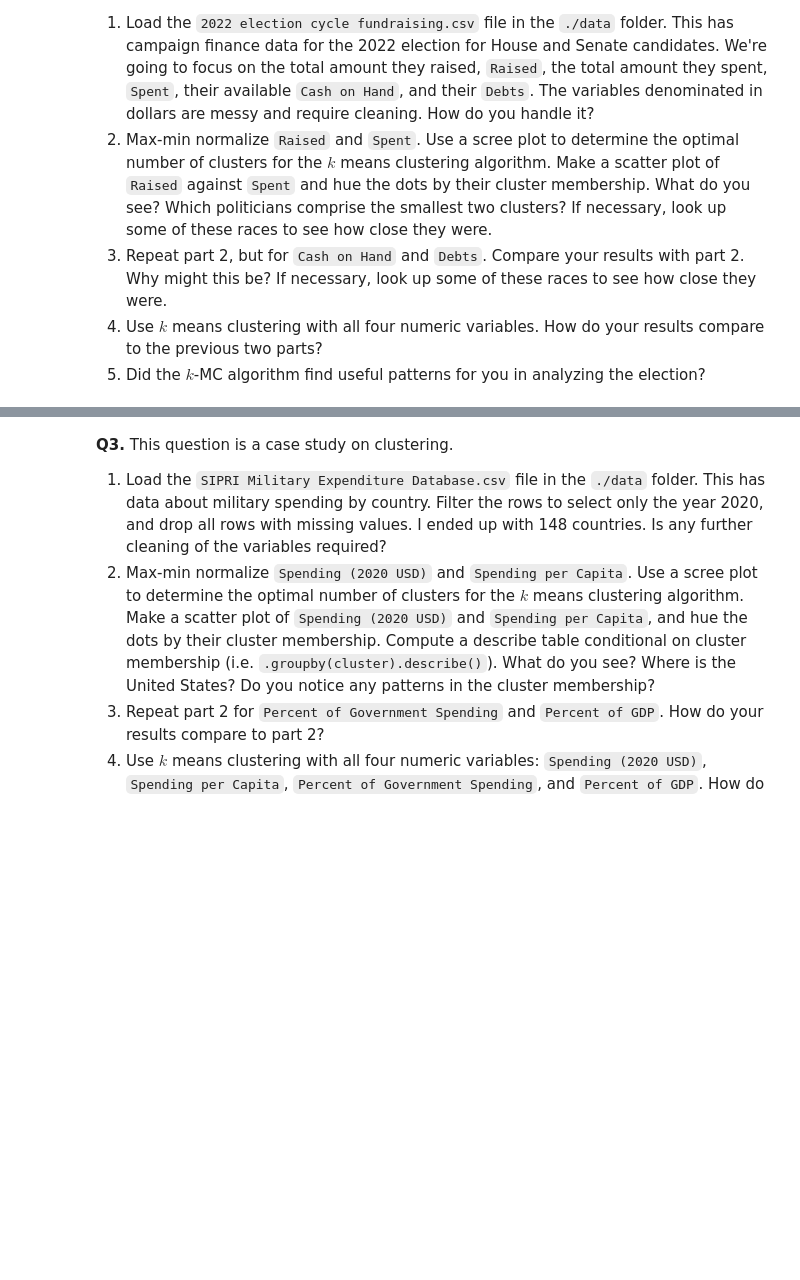
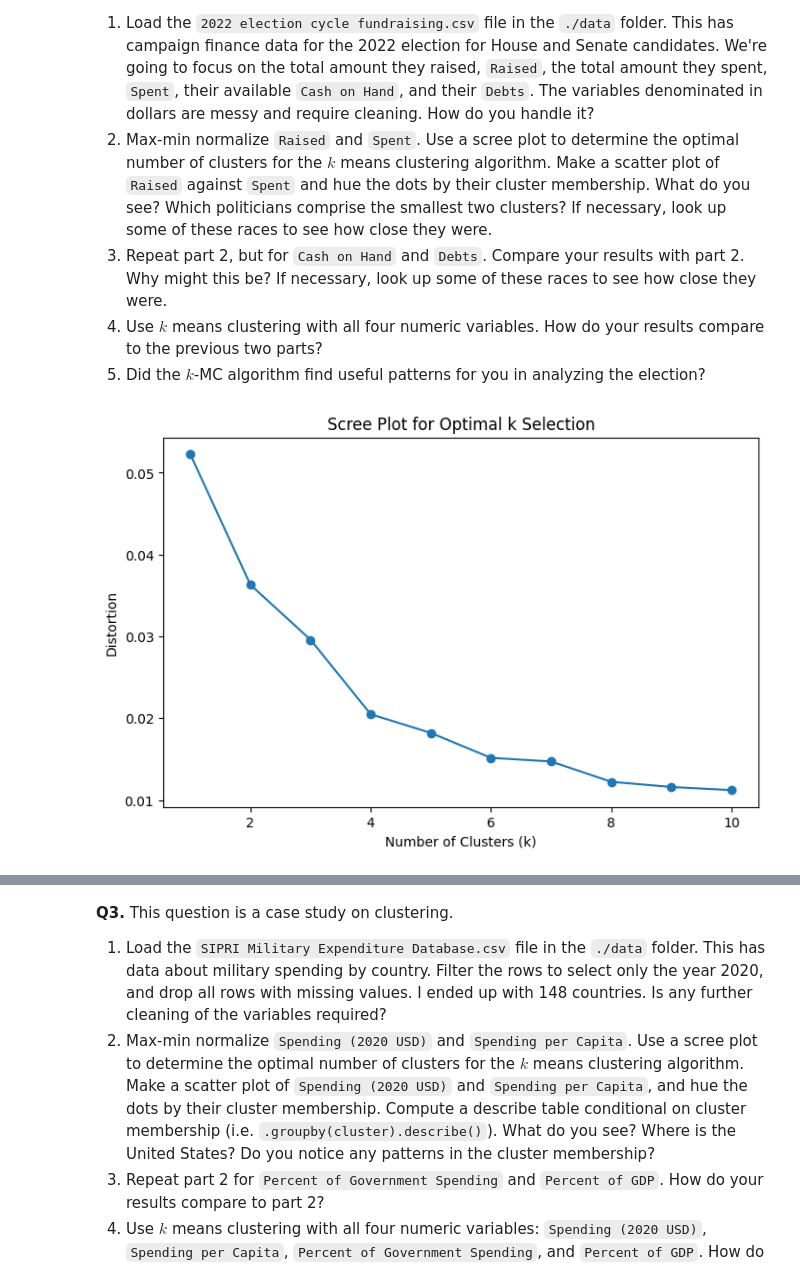
Before and after one commit to yanhanBazoooka/clustering, a Jupyter notebook: assignment/assignment_clustering.ipynb, the cells around one changed output, grey strips where cells are left out. Saved outputs shown, nothing was run; the diff lists cells and outputs as text; code cells hidden in the pictures; blank space fills up the shorter version.

```diff
--- a/assignment/assignment_clustering.ipynb
+++ b/assignment/assignment_clustering.ipynb
@@ -130,3 +130,89 @@ scree_plot(df2_0,   title="Scree Plot - Noise=2.0")
 3. Repeat part 2, but for `Cash on Hand` and `Debts`. Compare your results with part 2. Why might this be? If necessary, look up some of these races to see how close they were.
 4. Use $k$ means clustering with all four numeric variables. How do your results compare to the previous two parts?
 5. Did the $k$-MC algorithm find useful patterns for you in analyzing the election?
+# %%
+import pandas as pd
+import numpy as np
+import matplotlib.pyplot as plt
+import seaborn as sns
+from sklearn.preprocessing import MinMaxScaler
+from sklearn.cluster import KMeans
+from scipy.spatial.distance import cdist
+
+# Load the dataset
+file_path = "/home/hanyan/dev/clustering/assignment/data/2022 election cycle fundraising.csv"
+df = pd.read_csv(file_path)
+
+# Clean the dollar-denominated columns
+dollar_cols = ['Raised', 'Spent', 'Cash on Hand', 'Debts']
+for col in dollar_cols:
+    df[col] = df[col].replace(r'[\$,]', '', regex=True).astype(float)
+
+# Min-Max Normalize 'Raised' and 'Spent'
+scaler = MinMaxScaler()
+df[['Raised_norm', 'Spent_norm']] = scaler.fit_transform(df[['Raised', 'Spent']])
+
+# Determine optimal k using a scree plot (elbow method)
+distortions = []
+K = range(1, 11)
+for k in K:
+    kmeans = KMeans(n_clusters=k, random_state=42, n_init=10)
+    kmeans.fit(df[['Raised_norm', 'Spent_norm']])
+    distortions.append(sum(np.min(cdist(df[['Raised_norm', 'Spent_norm']], kmeans.cluster_centers_, 'euclidean'), axis=1)) / df.shape[0])
+
+plt.figure(figsize=(8, 5))
+plt.plot(K, distortions, marker='o')
+plt.xlabel('Number of Clusters (k)')
+plt.ylabel('Distortion')
+plt.title('Scree Plot for Optimal k Selection')
+plt.show()
+
+# Apply k-means clustering
+optimal_k = 3  # Adjust based on scree plot
+kmeans = KMeans(n_clusters=optimal_k, random_state=42, n_init=10)
+df['Cluster_Raised_Spent'] = kmeans.fit_predict(df[['Raised_norm', 'Spent_norm']])
+
+# Scatter plot of Raised vs. Spent, colored by cluster
+plt.figure(figsize=(8, 6))
+sns.scatterplot(data=df, x='Raised', y='Spent', hue='Cluster_Raised_Spent', palette='viridis')
+plt.xlabel('Raised ($)')
+plt.ylabel('Spent ($)')
+plt.title('Clusters based on Raised vs. Spent')
+plt.legend(title='Cluster')
+plt.show()
+
+# Find smallest two clusters
+cluster_sizes = df['Cluster_Raised_Spent'].value_counts()
+smallest_clusters = cluster_sizes.nsmallest(2).index
+smallest_cluster_politicians = df[df['Cluster_Raised_Spent'].isin(smallest_clusters)][['Member', 'Cluster_Raised_Spent']]
+print(smallest_cluster_politicians)
+
+# Repeat for Cash on Hand and Debts
+df[['Cash_on_Hand_norm', 'Debts_norm']] = scaler.fit_transform(df[['Cash on Hand', 'Debts']])
+kmeans = KMeans(n_clusters=optimal_k, random_state=42, n_init=10)
+df['Cluster_Cash_Debts'] = kmeans.fit_predict(df[['Cash_on_Hand_norm', 'Debts_norm']])
+
+plt.figure(figsize=(8, 6))
+sns.scatterplot(data=df, x='Cash on Hand', y='Debts', hue='Cluster_Cash_Debts', palette='coolwarm')
+plt.xlabel('Cash on Hand ($)')
+plt.ylabel('Debts ($)')
+plt.title('Clusters based on Cash on Hand vs. Debts')
+plt.legend(title='Cluster')
+plt.show()
+
+df[['Raised_norm', 'Spent_norm', 'Cash_on_Hand_norm', 'Debts_norm']] = scaler.fit_transform(df[['Raised', 'Spent', 'Cash on Hand', 'Debts']])
+
+# Apply k-means clustering on all four numeric variables
+kmeans = KMeans(n_clusters=optimal_k, random_state=42, n_init=10)
+df['Cluster_All_Variables'] = kmeans.fit_predict(df[['Raised_norm', 'Spent_norm', 'Cash_on_Hand_norm', 'Debts_norm']])
+
+
+# Compare clusters
+comparison = df[['Member', 'Cluster_Raised_Spent', 'Cluster_Cash_Debts', 'Cluster_All_Variables']]
+print(comparison.head())
+
+# Ensure only numeric columns are included in the groupby mean calculation
+numeric_cols = ['Raised_norm', 'Spent_norm', 'Cash_on_Hand_norm', 'Debts_norm']
+print(df.groupby('Cluster_All_Variables')[numeric_cols].mean())
+# %% [output]
+[figure, added]
```
Also changed, not shown: parts of 2 cells of this notebook.
